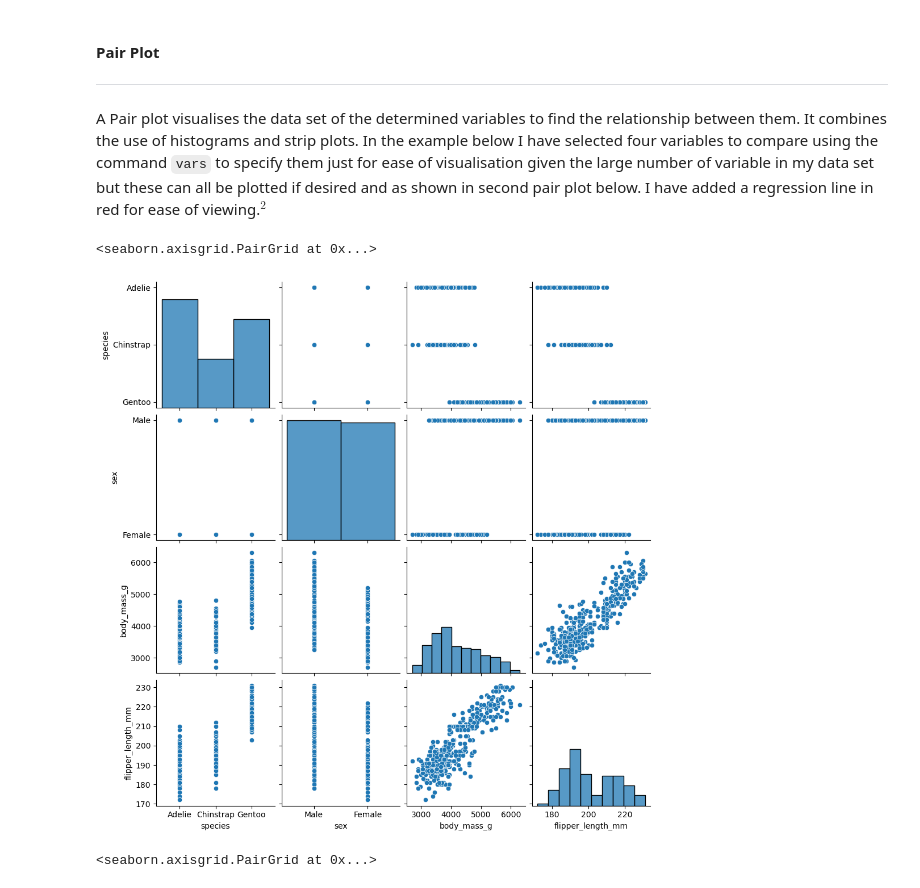
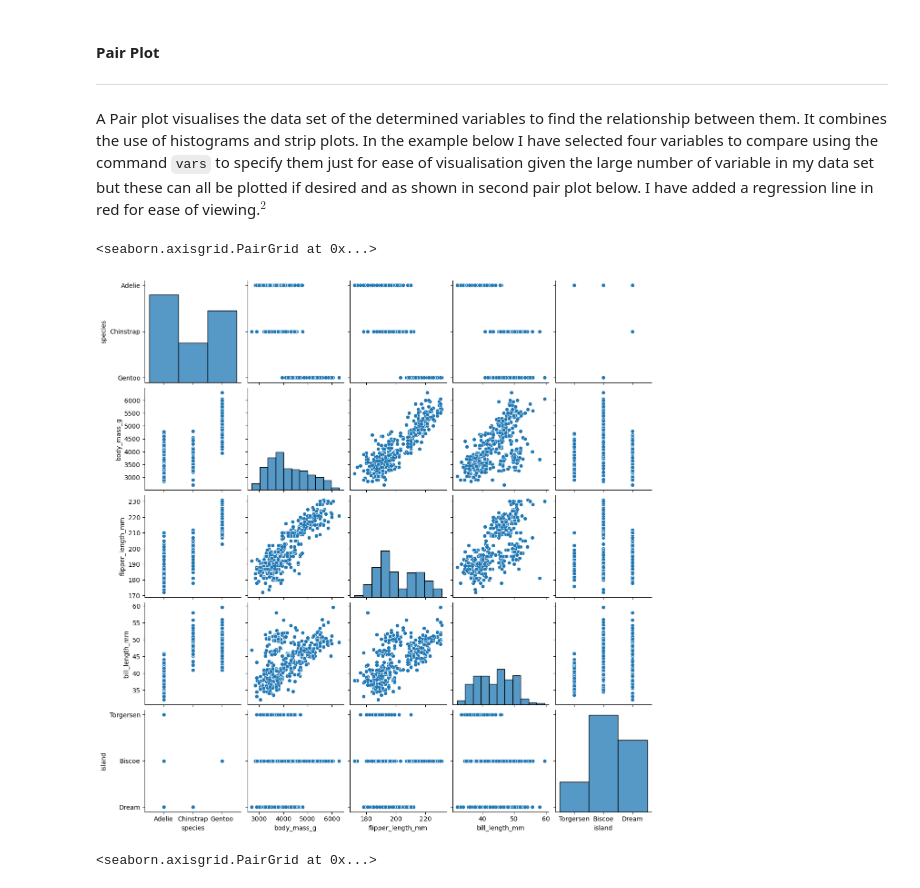
Before and after one commit to SaydsC/PrinciplesofDataAnalytics, a Jupyter notebook: penguins.ipynb, the cells around one changed output. Saved outputs shown, nothing was run; the diff lists cells and outputs as text; code cells hidden in the pictures.

Commit message:
data visuals

```diff
--- a/penguins.ipynb
+++ b/penguins.ipynb
@@ -285,10 +311,10 @@ fig = sns.scatterplot(x="island", y="species", data=penguins)
 ****
 A Pair plot visualises the data set of the determined variables to find the relationship between them. It combines the use of histograms and strip plots. In the example below I have selected four variables to compare using the command `vars` to specify them just for ease of visualisation given the large number of variable in my data set but these can all be plotted if desired and as shown in second pair plot below. I have added a regression line in red for ease of viewing.$ ^{2} $
 # %%
-sns.pairplot(data=penguins, vars=['species', 'sex', 'body_mass_g', 'flipper_length_mm'])#, kind='reg', diag_kind='kde', plot_kws={'line_kws':{'color':'red'}})
+sns.pairplot(data=penguins, vars=['species', 'body_mass_g', 'flipper_length_mm', 'bill_length_mm', 'island'])
 # %% [output]
 <seaborn.axisgrid.PairGrid at 0x...>
-[figure, old version]
+[figure, new version]
 # %%
 sns.pairplot(data=penguins, kind='reg', diag_kind='kde', plot_kws={'line_kws':{'color':'red'}})
 # %% [output]
```
Also changed, not shown: parts of 5 cells of this notebook.
